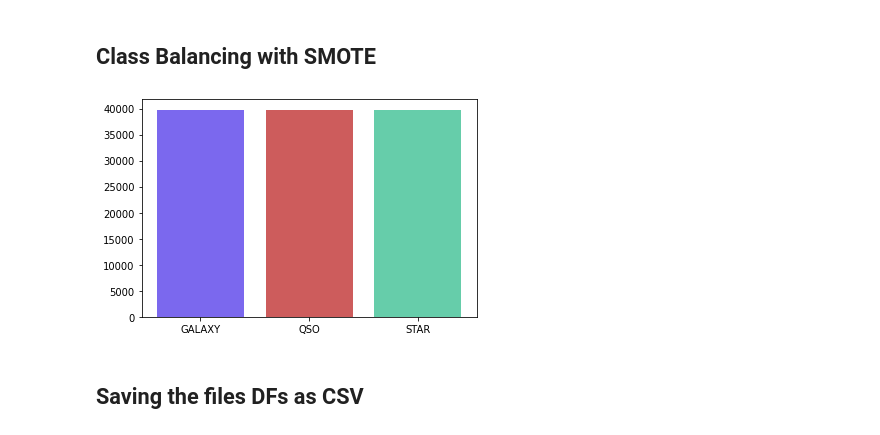
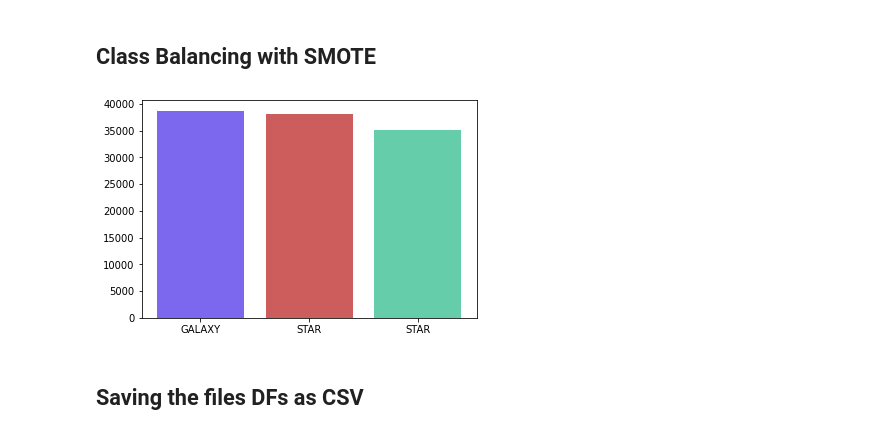
Before and after one commit to Fabio-RibeiroB/StellarClassificationMsc, a Jupyter notebook: StellarEDA.ipynb, the cells around one changed output. Cells and saved outputs as stored; diff of their text form; code cells hidden in the pictures.

Commit message:
Improvements to figures and readme

```diff
--- a/StellarEDA.ipynb
+++ b/StellarEDA.ipynb
@@ -358,19 +407,20 @@ The Class distribution is imbalanced. A classifer model will be biased toward th
 # %% [markdown]
 ## Class Balancing with SMOTE
 # %%
-from imblearn.over_sampling import KMeansSMOTE
+from imblearn.combine import SMOTEENN
+#from imblearn.over_sampling import SMOTE
 
-smote = KMeansSMOTE(random_state=1000) # added sampling_strategy
+smote = SMOTEENN(random_state=1000) # added sampling_strategy
 
 X_train_balance, y_train_balance = smote.fit_resample(X_train, y_train)
 
 class_frequency = y_train_balance.value_counts()
 
-plt.bar(classes, class_frequency, color=color)
-plt.savefig('img/trainbalance.png')
+plt.bar(classes, class_frequency, color=color, tick_label=Classes)
+#plt.savefig('img/trainbalance.png')
 plt.show()
 # %% [output]
-[figure, old version]
+[figure, new version]
 # %% [markdown]
 ## Saving the files DFs as CSV
 # %%
```
Also changed, not shown: parts of 6 cells of this notebook, 28 other files.
